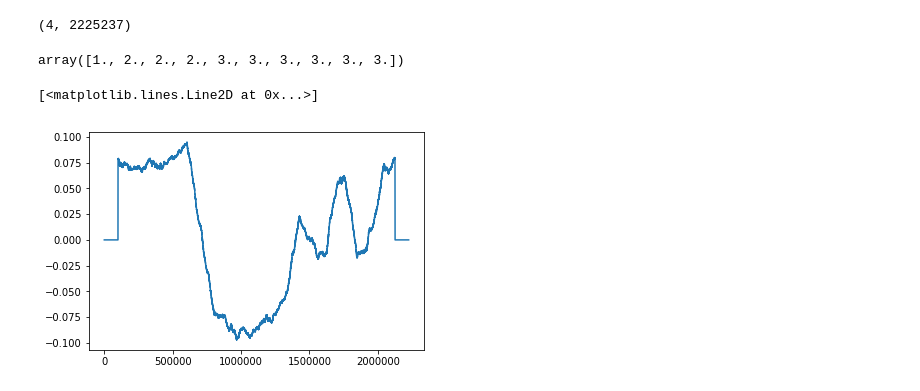
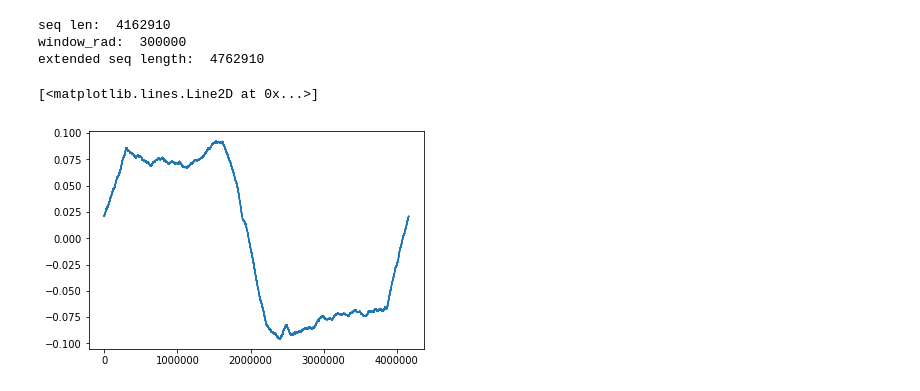
Before and after one commit to MohammedAlJaff/orite, a Jupyter notebook: inital_base_phased_start_points.ipynb, the cells around one changed output. Drawn from its saved outputs; the diff is of its cells as text; code cells hidden in the pictures.

```diff
--- a/inital_base_phased_start_points.ipynb
+++ b/inital_base_phased_start_points.ipynb
@@ -3,7 +3,7 @@ import oritelib as orite
 import matplotlib.pyplot as plt
 import numpy as np
 # %%
-fasta = orite.seq_from_fasta("test_data/pasteurella_multocida.fasta")
+fasta = orite.seq_from_fasta("test_data/GCF_000009045.1_ASM904v1_genomic.fna")
 # %%
 print(fasta[0:30])
 # %% [output]
@@ -25,8 +19,0 @@ f3_cum = orite.cumilative_base_count(f3)
-# %%
-np.shape(f0_cum)
-# %% [output]
-(4, 2225237)
-# %%
-f0_cum[0,0:10]
-# %% [output]
-array([1., 2., 2., 2., 3., 3., 3., 3., 3., 3.])
@@ -38,5 +20,11 @@ f3_skew = orite.gc_skew_sliding_window(f3, 100000)
+# %%
+f0_skew = orite.gc_skew_sliding_window(f0, 300000)
+# %% [output]
+seq len:  4162910
+window_rad:  300000
+extended seq length:  4762910
 # %%
-plt.plot(f0_skew)
+plt.plot(f0_skew[0])
 # %% [output]
 [<matplotlib.lines.Line2D at 0x...>]
-[figure, old version]
+[figure, new version]
```
Also changed, not shown: parts of 30 cells of this notebook, 3 other files.
